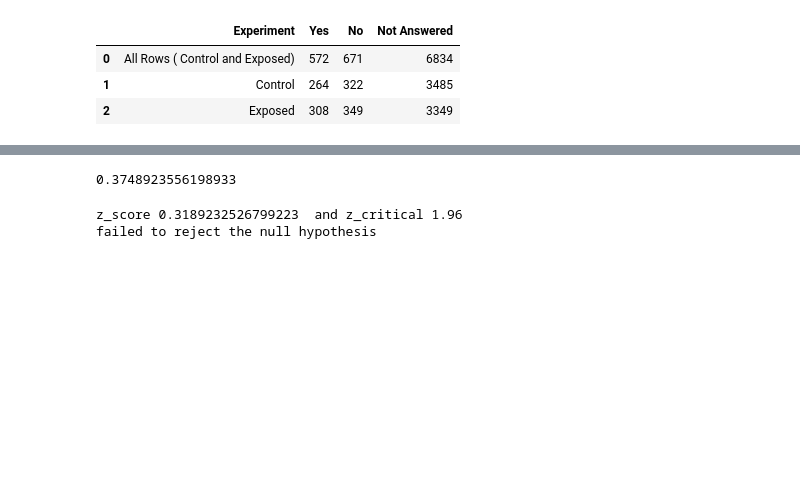
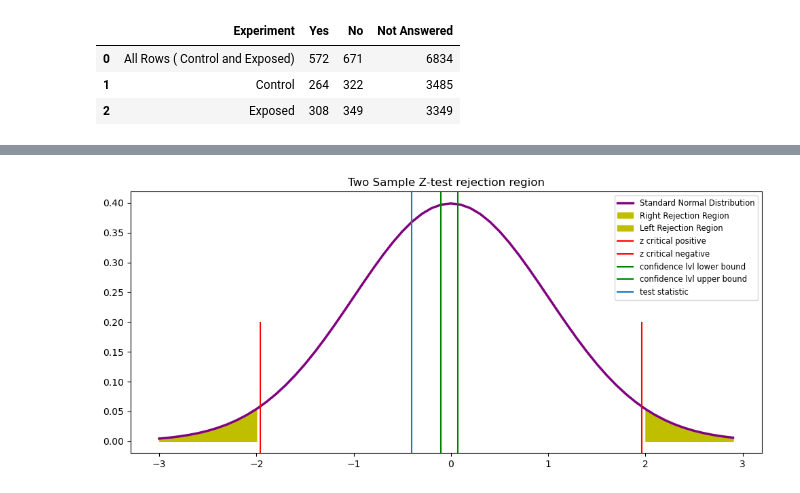
Before and after one commit to CharlesStockman/dataScience, a Jupyter notebook: magnimindAcademy/capstone/capstone.ipynb, the cells around one changed output, grey strips where cells are left out. Cells and saved outputs as stored; diff of their text form; code cells hidden in the pictures; blank space fills up the shorter version.

```diff
--- a/magnimindAcademy/capstone/capstone.ipynb
+++ b/magnimindAcademy/capstone/capstone.ipynb
@@ -472,12 +518,7 @@ margin of error 0.063
 # %%
-# Confidence Interval -- A confidence interval is the mean of your
-# estimate plus and minus the variation in that estimate. This is
-# the range of values you expect your estimate to fall between if
-# you redo your test
-p_hat = p_control_hat - p_exposed_hat
-confidence_level  = [p_hat - standard_error * z_score, \
-                     (p_hat - standard_error * z_score) + \
-                     standard_error * z_score]
-confidence_level = np.round(confidence_level, 3)
+p_hat = p_control_estimated - p_exposed_estimated
+confidence_level  = [p_hat - pooled_standard_error * z_critical, \
+                     p_hat + pooled_standard_error * z_critical]
+confidence_level = np.round(confidence_level, 4)
 print("confidence level ", confidence_level)
 # %% [output]
@@ -485,12 +528,11 @@ confidence level  [ 0.    -0.018]
 # %%
 # The analysis of the z-score
-z_score = np.abs(z_score)
-rejection = z_score >= z_critical
-print(z_score, z_critical)
+z_critical = np.abs(z_critical)
+rejection = test_statistic >= z_critical
 print("rejection is ", rejection)
 
 if rejection:
-    print("reject the null hypostheis")
+    print("reject the null hypothesis")
 else:
     print("failed to reject the null hypothesis")
 # %% [output]
@@ -604,16 +541,22 @@ std_exposed = np.sqrt(\
-# %%
-# Calculate the z-score
-z_score = (exposed_result_answered - control_result_answered) /\
-    np.sqrt(std_control**2 + std_exposed**2)
-# %% [output]
-0.3748923556198933
-# %%
-print("z_score",z_score, " and z_critical", z_critical)
-z_score > z_critical
-if ( z_score > z_critical):
-    print("Reject the null")
-else:
-    print("failed to reject the null hypothesis")
-# %% [output]
-z_score 0.3189232526799223  and z_critical 1.96
-failed to reject the null hypothesis
+# %%
+# Retrieved this code from Magnimind Academy
+
+import matplotlib.pyplot as plt
+plt.figure(figsize=(12,5))
+
+z = np.arange(-3,3,  0.1)
+plt.plot(z, norm.pdf(z), label = 'Standard Normal Distribution',color = 'purple',linewidth = 2.5)
+plt.fill_between(z[z>z_critical], norm.pdf(z[z>z_critical]), label = 'Right Rejection Region',color ='y' )
+plt.fill_between(z[z<(-1)*z_critical], norm.pdf(z[z<(-1)*z_critical]), label = 'Left Rejection Region',color ='y' )
+plt.title("Two Sample Z-test rejection region")
+
+# My changes to the code
+plt.axvline(z_critical, color="r", label="z critical positive", ymax=.5 )
+plt.axvline(-1 *z_critical, color="r", label="z critical negative", ymax=.5 )
+plt.axvline(confidence_level[0], color="g", label="confidence lvl lower bound")
+plt.axvline(confidence_level[1], color="g", label="confidence lvl upper bound")
+plt.axvline(test_statistic, label="test statistic")
+plt.legend(fontsize="small")
+plt.show()
+# %% [output]
+[figure, added]
```
Also changed, not shown: parts of 62 cells of this notebook, 1 other file.
